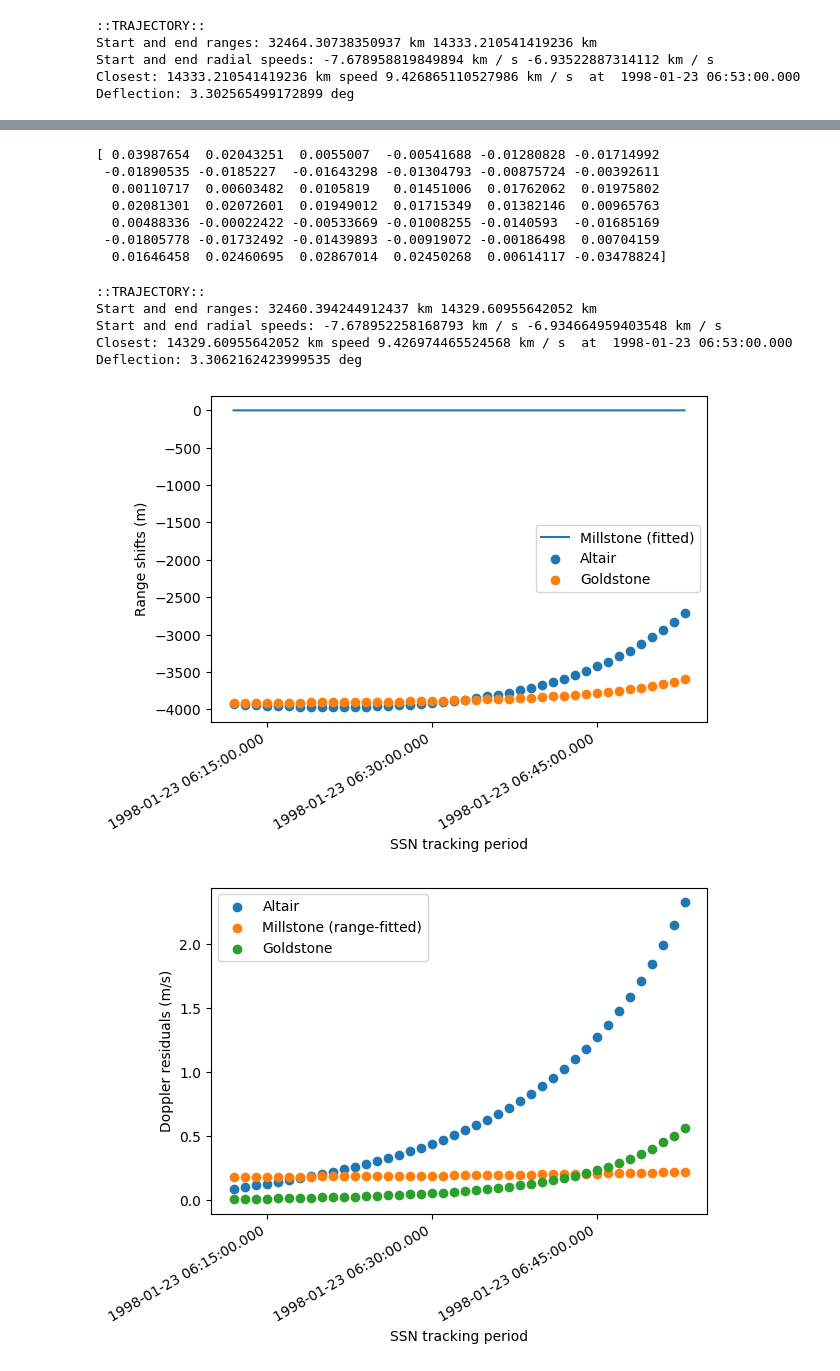
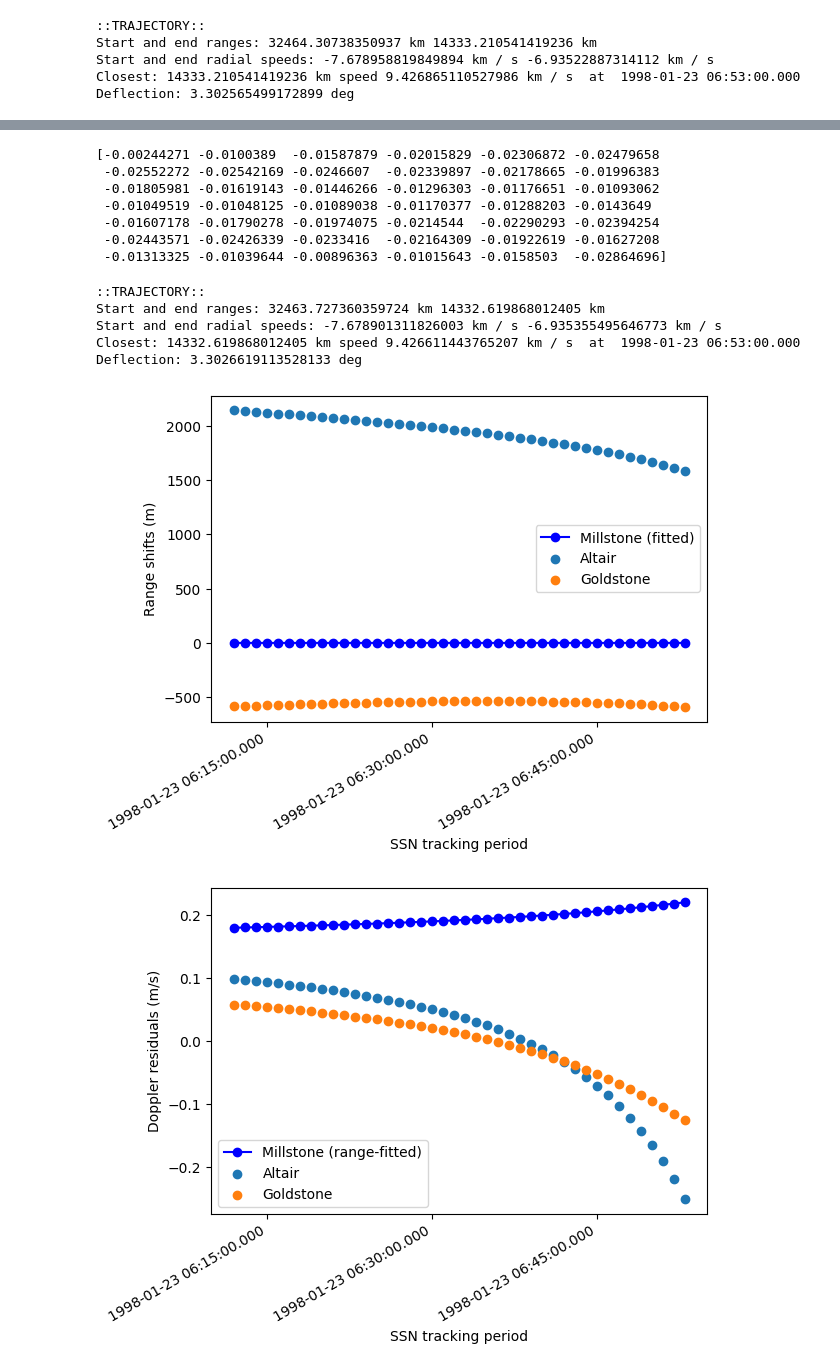
Before and after one commit to earthshrink/anomaly-sim, a Jupyter notebook: near_sim_ssn_revfit_millstone.ipynb, the cells around one changed output, grey strips where cells are left out. Drawn from its saved outputs; the diff is of its cells as text; code cells hidden in the pictures.

```diff
--- a/near_sim_ssn_revfit_millstone.ipynb
+++ b/near_sim_ssn_revfit_millstone.ipynb
@@ -83,7 +83,7 @@ for o in ssn_offsets:
     sim_altair_rv.append(ssrAltair.rv_with_rangelag(rv, e))
 
     sim_r, sim_rr = ssrMillstone.range_and_rate(sim_rv, e)
-    sim_meas_data.append(sim_r)
+    sim_meas_data.append([sim_r])
 
 print(sim_meas_data)
 # %% [output]
@@ -117,0 +91,3 @@ Deflection: 3.3062162423999535 deg
+# %%
+from fitorbit import OrbitFitter
+fitter = OrbitFitter(near_ssn_horizons_orbit, [ssrMillstone], debug=False)
@@ -118,22 +124,22 @@ Deflection: 3.3062162423999535 deg
 # %%
 print(fitter.result.residual)
 # %% [output]
-[ 0.03987654  0.02043251  0.0055007  -0.00541688 -0.01280828 -0.01714992
- -0.01890535 -0.0185227  -0.01643298 -0.01304793 -0.00875724 -0.00392611
-  0.00110717  0.00603482  0.0105819   0.01451006  0.01762062  0.01975802
-  0.02081301  0.02072601  0.01949012  0.01715349  0.01382146  0.00965763
-  0.00488336 -0.00022422 -0.00533669 -0.01008255 -0.0140593  -0.01685169
- -0.01805778 -0.01732492 -0.01439893 -0.00919072 -0.00186498  0.00704159
-  0.01646458  0.02460695  0.02867014  0.02450268  0.00614117 -0.03478824]
+[-0.00244271 -0.0100389  -0.01587879 -0.02015829 -0.02306872 -0.02479658
+ -0.02552272 -0.02542169 -0.0246607  -0.02339897 -0.02178665 -0.01996383
+ -0.01805981 -0.01619143 -0.01446266 -0.01296303 -0.01176651 -0.01093062
+ -0.01049519 -0.01048125 -0.01089038 -0.01170377 -0.01288203 -0.0143649
+ -0.01607178 -0.01790278 -0.01974075 -0.0214544  -0.02290293 -0.02394254
+ -0.02443571 -0.02426339 -0.0233416  -0.02164309 -0.01922619 -0.01627208
+ -0.01313325 -0.01039644 -0.00896363 -0.01015643 -0.0158503  -0.02864696]
 # %%
 fitted_ephem = fitter.orbit.to_ephem(EpochsArray(ssn_epochs))
 describe_trajectory(fitted_ephem, dss25)
 # %% [output]
 ::TRAJECTORY::
-Start and end ranges: 32460.394244912437 km 14329.60955642052 km
-Start and end radial speeds: -7.678952258168793 km / s -6.934664959403548 km / s
-Closest: 14329.60955642052 km speed 9.426974465524568 km / s  at  1998-01-23 06:53:00.000
-Deflection: 3.3062162423999535 deg
+Start and end ranges: 32463.727360359724 km 14332.619868012405 km
+Start and end radial speeds: -7.678901311826003 km / s -6.935355495646773 km / s
+Closest: 14332.619868012405 km speed 9.426611443765207 km / s  at  1998-01-23 06:53:00.000
+Deflection: 3.3026619113528133 deg
 # %%
 altair_shifts = []
 millstone_shifts = []
@@ -160,13 +166,13 @@ from astropy import visualization
 with visualization.time_support():
     plt.xlabel('SSN tracking period')
     plt.ylabel('Range shifts (m)')
-    plt.plot(ssn_epochs, millstone_shifts, label="Millstone (fitted)")
+    plt.plot(ssn_epochs, millstone_shifts, 'bo-', label="Millstone (fitted)")
     plt.scatter(ssn_epochs, altair_shifts, label="Altair")
     plt.scatter(ssn_epochs, dss25_shifts, label="Goldstone")
     plt.legend(loc="best")
     plt.gcf().autofmt_xdate()
 # %% [output]
-[figure, old version]
+[figure, new version]
 # %%
 altair_doppler = []
 millstone_doppler = []
@@ -190,12 +196,12 @@ for o in ssn_offsets:
 # %%
 from astropy import visualization
 with visualization.time_support():
     plt.xlabel('SSN tracking period')
     plt.ylabel('Doppler residuals (m/s)')
+    plt.plot(ssn_epochs, millstone_doppler, 'bo-', label="Millstone (range-fitted)")
     plt.scatter(ssn_epochs, altair_doppler, label="Altair")
-    plt.scatter(ssn_epochs, millstone_doppler, label="Millstone (range-fitted)")
     plt.scatter(ssn_epochs, dss25_doppler, label="Goldstone")
     plt.legend(loc="best")
     plt.gcf().autofmt_xdate()
 # %% [output]
-[figure, old version]
+[figure, new version]
```
Also changed, not shown: parts of 3 cells of this notebook, 7 other files.
